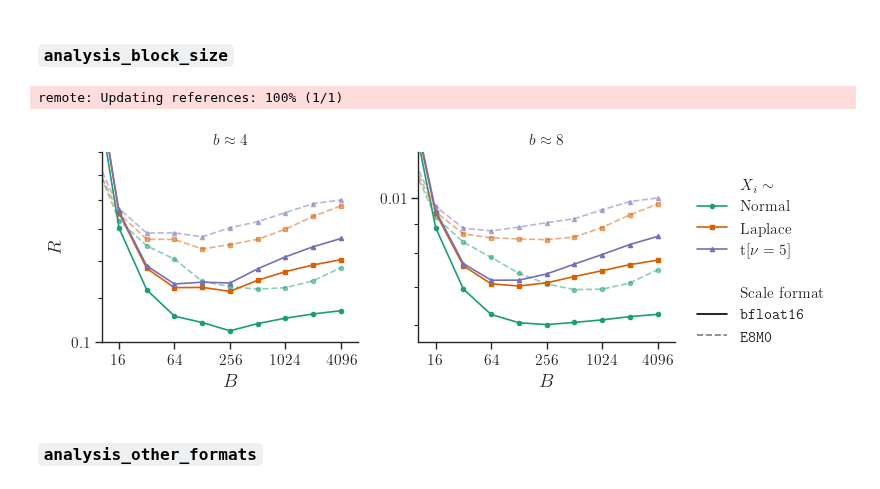
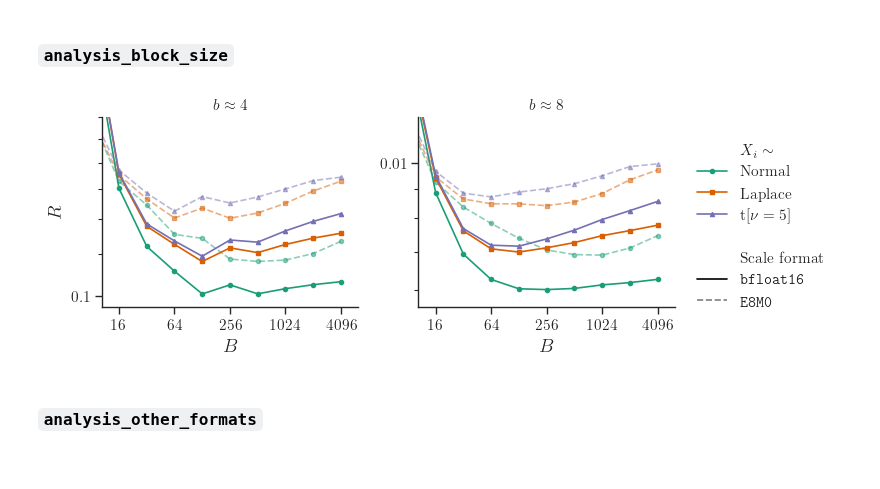
Before and after one commit to graphcore-research/llama-mobile-vlm, a Jupyter notebook: 20250127-FormatsCascade/Analysis.ipynb, the cells around one changed output. Cells and saved outputs as stored; diff of their text form; code cells hidden in the pictures.

Commit message:
More plots

```diff
--- a/20250127-FormatsCascade/Analysis.ipynb
+++ b/20250127-FormatsCascade/Analysis.ipynb
@@ -289,7 +289,7 @@ for scaling, block_size in [("rms", None), ("absmax", 64)]:
         ax.plot(powers[idx], rmse[idx], color=color, marker="*", ms=8)
 
         lm_rmse = A.qrmse_norm(Q.lut_lloyd_max(X_train, bits, 1e-4, init=dict(rms=("uniform_rms", 3), absmax="uniform_minmax")[scaling]), X).item()
-        ax.axhline(lm_rmse, **plt_args_lm)
+        ax.axhline(lm_rmse, **plt_args_lm, zorder=0)
 
         ax.set_xticks([0, 1/3, 2/3, 1])
         ax.xaxis.set_major_formatter(plot_utils.format_fraction())
@@ -403,7 +427,7 @@ remote: Updating references: 100% (1/1)
 # %%
 block_sizes = [2**logB for logB in range(3, 12+1)]
 distributions = [
-    (dist, dict(color=color, marker=marker))
+    (dist, dict(color=color, marker=marker, label=distribution_name(dist)))
     for dist, color, marker in zip(
         [A.Normal(), A.Laplace(), A.StudentT(df=5)],
         plot_utils.PALETTE,
@@ -411,52 +435,44 @@ distributions = [
     )
 ]
 scale_fmts = [
-    (Q.BFLOAT16, dict(ls="-")),
-    (Q.parse("EXP8"), dict(ls="--", alpha=.5)),
+    (Q.BFLOAT16, dict(ls="-", label="BFLOAT16")),
+    (Q.parse("EXP8"), dict(ls="--", alpha=.5, label="EXP8")),
 ]
 
 grid = plot_utils.grid(cols=[4, 8])
 for (b,), ax in grid:
     for dist, dist_args in distributions:
         X = dist.sample(2**24, seed=1, device=DEVICE)
         for scale_fmt, scale_args in scale_fmts:
             rmse = []
             for block_size in block_sizes:
                 fmt = Q.LinearScalingFormat(
                         dist.quantiser(b - scale_fmt.bits / block_size, scaling="absmax", block_size=block_size, mode="symmetric"),
                         scale_fmt, (block_size,), scaling="absmax",
                 )
-                assert b - 0.25 < fmt.count_bits(X.shape) / X.nelement() <= b
+                assert b - 0.125 <= fmt.count_bits(X.shape) / X.nelement() <= b + 0.125
                 rmse.append(A.qrmse_norm(fmt, X).item())
-            ax.plot(block_sizes, rmse, **dist_args, **scale_args)
+            ax.plot(block_sizes, rmse, **plot_utils.drop_label(dist_args), **plot_utils.drop_label(scale_args))
 
     ax.set_yscale("log")
     ax.yaxis.set_major_formatter("{x}")
-    ax.set_yticks([0.01, 0.03, 0.1, 0.3])
     ax.tick_params(axis="y", which="minor", labelleft=False)
-    ax.set_ylim({4: (0.1, 0.22), 6: (0.023, 0.045), 8: (0.0056, 0.012)}[b])
+    ax.set_ylim({4: (0.095, 0.22), 6: (0.023, 0.045), 8: (0.0056, 0.012)}[b])
 
     ax.set_xscale("log", base=2)
     ax.xaxis.set_major_formatter("{x:.0f}")
     ax.set_xticks([16, 64, 256, 1024, 4096])
     ax.set_xlim((16 * 0.65, 4096 / 0.65))
 
     ax.set_xlabel("block_size")
     ax.set_title(f"$b \\approx {b}$")
 
 grid.axes[0, 0].set_ylabel("qrmse_norm")
-plot_utils.set_figure_legend(grid.figure, handles= [matplotlib.patches.Patch(color="none", label=r"$X_i \sim$")] + [
-    matplotlib.lines.Line2D([], [], **a, label=distribution_name(dist))
-    for dist, a in distributions
-] + [matplotlib.patches.Patch(color="none"), matplotlib.patches.Patch(color="none", label="Scale format")] + [
-    matplotlib.lines.Line2D([], [], color="k", **a, label=str(scale_fmt))
-    for scale_fmt, a in scale_fmts
-])
+plot_utils.set_figure_legend(grid.figure, build=[r"$X_i \sim$", distributions, "Scale format", scale_fmts])
 plot_utils.tidy(grid.figure)
 plot_utils.save("analysis_block_size")
 # %% [output]
-remote: Updating references: 100% (1/1)
-[figure, old version]
+[figure, new version]
 # %% [markdown]
 ### `analysis_other_formats`
 # %%
```
Also changed, not shown: parts of 7 cells of this notebook, 3 other files.
